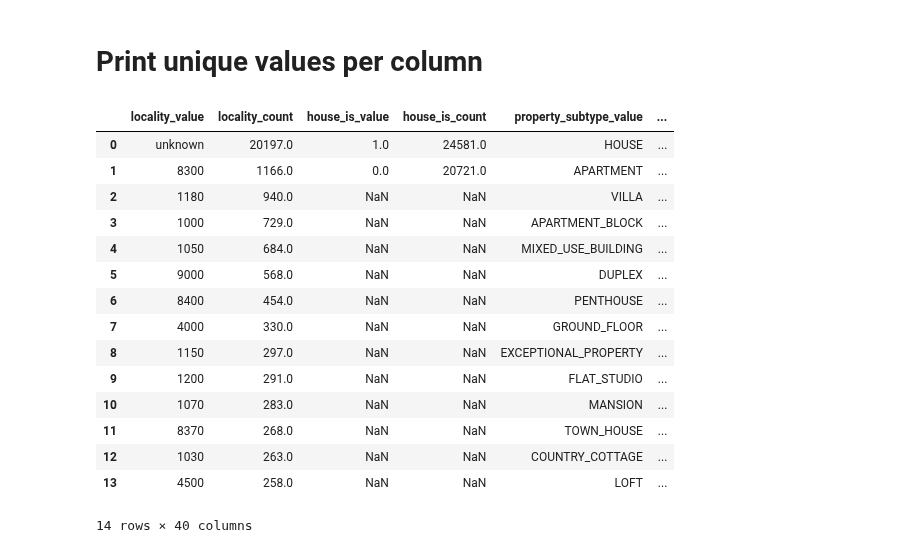
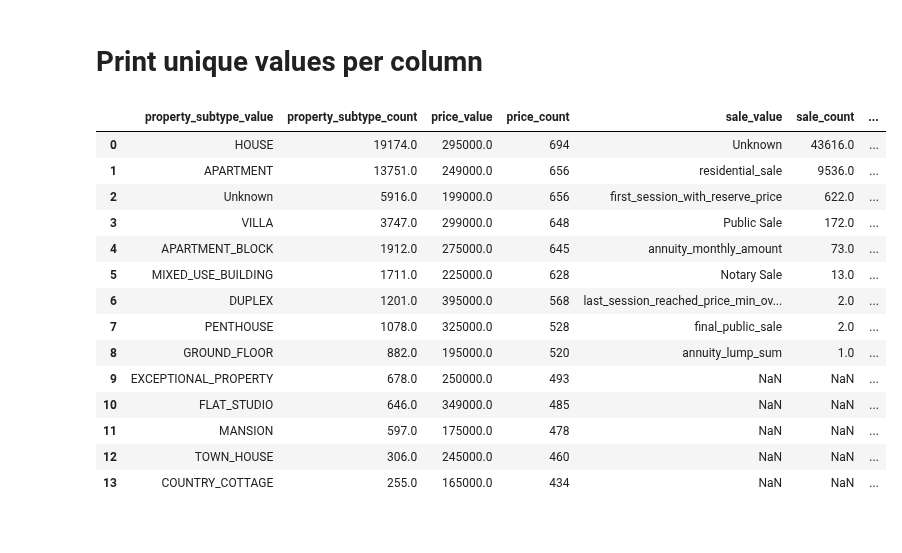
Before and after one commit to phfimmers/Data_visualization, a Jupyter notebook: Data-Cleaning/combined_data_cleaning.ipynb, the cells around one changed output. Saved outputs shown, nothing was run; the diff lists cells and outputs as text; code cells hidden in the pictures.

```diff
--- a/Data-Cleaning/combined_data_cleaning.ipynb
+++ b/Data-Cleaning/combined_data_cleaning.ipynb
@@ -258,3 +277,9 @@ df.land_surface = df.land_surface.apply(lambda x : np.nan if x=='None' else x)
 
 # change data type of rooms_number from object to float64
 df.land_surface = df.land_surface.astype('float64')
+
+# replace zero in value of area
+df.land_surface = df.land_surface.replace(0, np.nan)
+
+# replace '1' in value of area
+df.land_surface = df.land_surface.replace(1, np.nan)
@@ -275,6 +315,12 @@ df.land_plot_surface = df.land_plot_surface.apply(lambda x : np.nan if x=='None'
 
 # change data type of rooms_number from object to float64
 df.land_plot_surface = df.land_plot_surface.astype('float64')
+
+# replace zero in value of area
+df.land_plot_surface = df.land_plot_surface.replace(0, np.nan)
+
+# replace '1' in value of area
+df.land_plot_surface = df.land_plot_surface.replace(1, np.nan)
 # %% [markdown]
 ## 20.facades_number
 # %%
@@ -290,8 +336,17 @@ df.facades_number = df.facades_number.astype('float64')
  #change numerical data to np.nan
 df.swimming_pool_has = df.swimming_pool_has.replace(r'\d\.?\d?', np.nan, regex=True)
 
-# replace string False to False
+# replace string 'False' to False
 df.swimming_pool_has = df.swimming_pool_has.replace('False', False)
+
+# replace string 'FALSE' to False
+df.swimming_pool_has = df.swimming_pool_has.replace('FALSE', False)
+
+# replace string 'True' to True
+df.swimming_pool_has = df.swimming_pool_has.replace('True', True)
+
+# replace string 'TRUE' to True
+df.swimming_pool_has = df.swimming_pool_has.replace('TRUE', True)
 
 # change data type from object to bool
 df.swimming_pool_has = df.swimming_pool_has.astype('float64')
@@ -308,5 +363,13 @@ Name: swimming_pool_has, dtype: int64
 # change numerical data to np.nan
 df.building_state = df.building_state.replace(r'\d\.?\d?', np.nan, regex=True)
 df.building_state = df.building_state.apply(lambda x : np.nan if x=='None' else x)
-df.building_state = df.building_state.replace(np.nan, 'Not specified')
-df.building_state.unique()
+df.building_state = df['building_state'].replace({
+    'Good':"GOOD",
+    'As new':"AS_NEW",
+    'To renovate':"TO_RENOVATE",
+    'To restore':"TO_RESTORE",
+    '':np.nan,
+    'To be done up':"TO_BE_DONE_UP",
+    "Just renovated":"JUST_RENOVATED",
+    'Not specified':np.nan
+})
@@ -474,27 +534,26 @@ df['region'] = df['locality'].apply(get_region)
 # %%
 uniques = pd.DataFrame()
 for col in df:
     col_uniques = pd.DataFrame({f'{col}_value': df[f'{col}'].value_counts().index,
                                 f'{col}_count': df[f'{col}'].value_counts().values})
     uniques = pd.concat([uniques, col_uniques], axis = 1)
 
-uniques.head(14)
+uniques.iloc[0:15, 4:15].head(14)
 # %% [output]
-|  | locality_value | locality_count | house_is_value | house_is_count | property_subtype_value | ... |
-| 0 | unknown | 20197.0 | 1.0 | 24581.0 | HOUSE | ... |
-| 1 | 8300 | 1166.0 | 0.0 | 20721.0 | APARTMENT | ... |
-| 2 | 1180 | 940.0 | NaN | NaN | VILLA | ... |
-| 3 | 1000 | 729.0 | NaN | NaN | APARTMENT_BLOCK | ... |
-| 4 | 1050 | 684.0 | NaN | NaN | MIXED_USE_BUILDING | ... |
-| 5 | 9000 | 568.0 | NaN | NaN | DUPLEX | ... |
-| 6 | 8400 | 454.0 | NaN | NaN | PENTHOUSE | ... |
-| 7 | 4000 | 330.0 | NaN | NaN | GROUND_FLOOR | ... |
-| 8 | 1150 | 297.0 | NaN | NaN | EXCEPTIONAL_PROPERTY | ... |
-| 9 | 1200 | 291.0 | NaN | NaN | FLAT_STUDIO | ... |
-| 10 | 1070 | 283.0 | NaN | NaN | MANSION | ... |
-| 11 | 8370 | 268.0 | NaN | NaN | TOWN_HOUSE | ... |
-| 12 | 1030 | 263.0 | NaN | NaN | COUNTRY_COTTAGE | ... |
-| 13 | 4500 | 258.0 | NaN | NaN | LOFT | ... |
+|  | property_subtype_value | property_subtype_count | price_value | price_count | sale_value | sale_count | ... |
+| 0 | HOUSE | 19174.0 | 295000.0 | 694 | Unknown | 43616.0 | ... |
+| 1 | APARTMENT | 13751.0 | 249000.0 | 656 | residential_sale | 9536.0 | ... |
+| 2 | Unknown | 5916.0 | 199000.0 | 656 | first_session_with_reserve_price | 622.0 | ... |
+| 3 | VILLA | 3747.0 | 299000.0 | 648 | Public Sale | 172.0 | ... |
+| 4 | APARTMENT_BLOCK | 1912.0 | 275000.0 | 645 | annuity_monthly_amount | 73.0 | ... |
+| 5 | MIXED_USE_BUILDING | 1711.0 | 225000.0 | 628 | Notary Sale | 13.0 | ... |
+| 6 | DUPLEX | 1201.0 | 395000.0 | 568 | last_session_reached_price_min_ov... | 2.0 | ... |
+| 7 | PENTHOUSE | 1078.0 | 325000.0 | 528 | final_public_sale | 2.0 | ... |
+| 8 | GROUND_FLOOR | 882.0 | 195000.0 | 520 | annuity_lump_sum | 1.0 | ... |
+| 9 | EXCEPTIONAL_PROPERTY | 678.0 | 250000.0 | 493 | NaN | NaN | ... |
+| 10 | FLAT_STUDIO | 646.0 | 349000.0 | 485 | NaN | NaN | ... |
+| 11 | MANSION | 597.0 | 175000.0 | 478 | NaN | NaN | ... |
+| 12 | TOWN_HOUSE | 306.0 | 245000.0 | 460 | NaN | NaN | ... |
+| 13 | COUNTRY_COTTAGE | 255.0 | 165000.0 | 434 | NaN | NaN | ... |
-14 rows × 40 columns
 # %%
 df.to_csv('../csv_files/cleaned_properties.csv')
```
Also changed, not shown: parts of 21 cells of this notebook, 3 other files.
